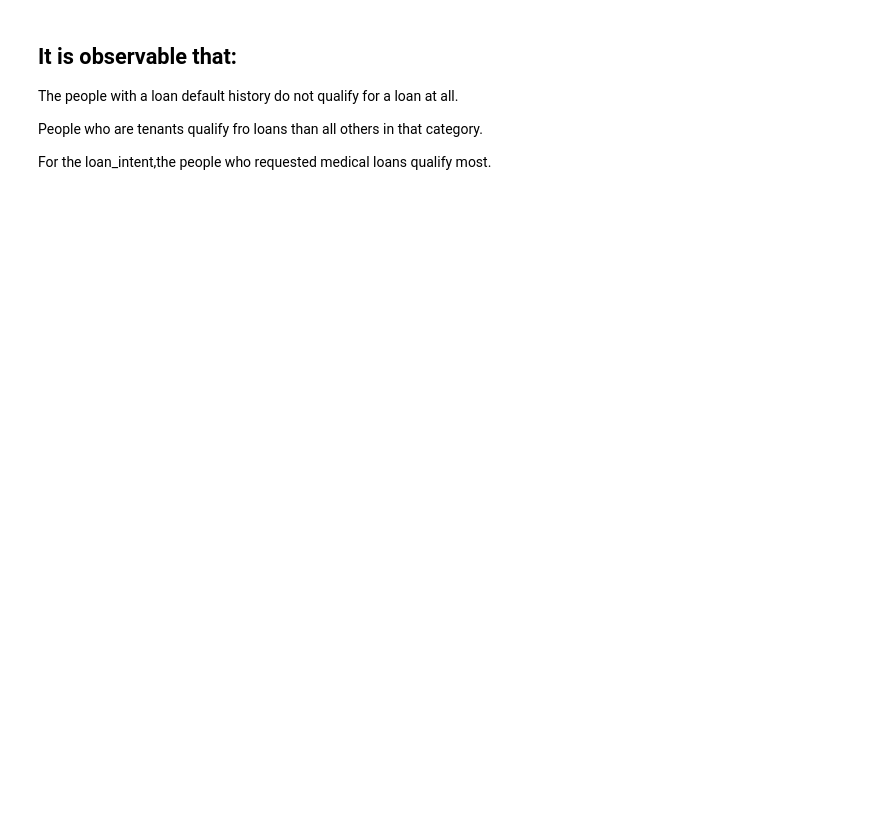
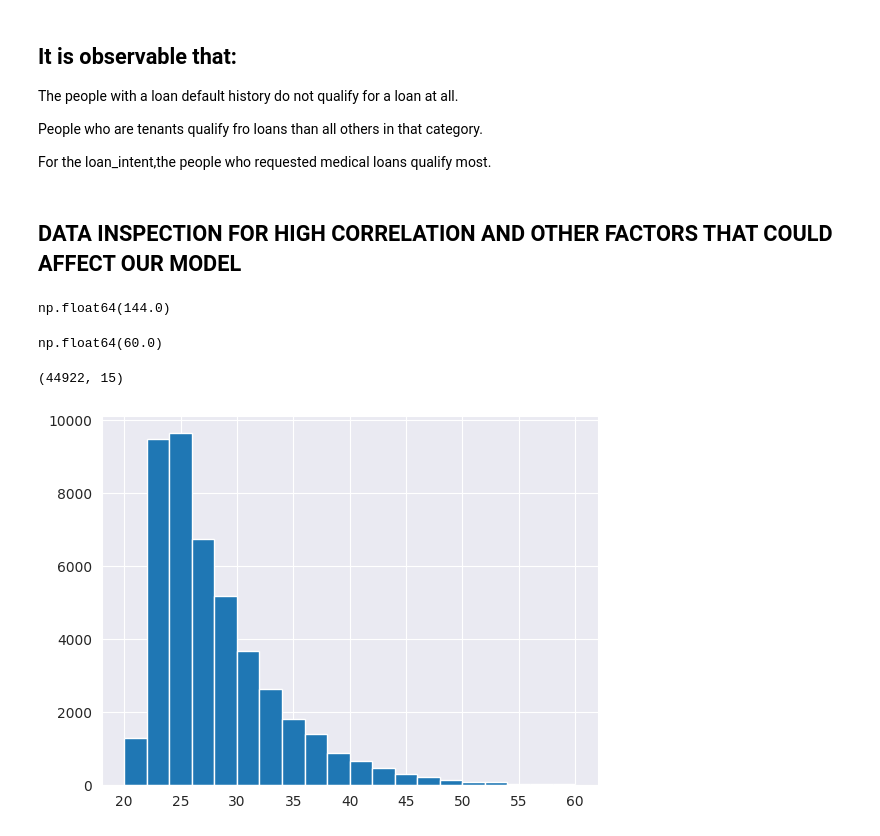
Before and after one commit to mwangikelvin201/Loan_approval-classification-, a Jupyter notebook: classifiaction.ipynb, the cells around one changed output. Saved outputs shown, nothing was run; the diff lists cells and outputs as text; code cells hidden in the pictures; blank space fills up the shorter version.

```diff
--- a/classifiaction.ipynb
+++ b/classifiaction.ipynb
@@ -360,3 +360,28 @@ The people with a loan default history do not qualify for a loan at all.
 People who are tenants qualify fro loans than all others in that category.
 
 For the loan_intent,the people who requested medical loans qualify most.
+# %% [markdown]
+## DATA INSPECTION FOR HIGH CORRELATION AND OTHER FACTORS THAT COULD AFFECT OUR MODEL
+# %%
+#inspect the age for outliers
+df['person_age'].max()
+# %% [output]
+np.float64(144.0)
+# %%
+#The age above considering the average life expectancy does not make much sense especially to the financial industry,
+#  Calculate the Z-scores for the 'age' column and cap it at age 60
+df['age_zscore'] = zscore(df['person_age'])
+df = df[df['person_age'] <= 60]
+df['person_age'].max()
+# %% [output]
+np.float64(60.0)
+# %%
+df.shape
+# %% [output]
+(44922, 15)
+# %%
+#make a new plot to investigate the distribution of our new age
+plt.hist(df['person_age'],bins =20)
+plt.show()
+# %% [output]
+[figure, added]
```
Also changed, not shown: parts of 14 cells of this notebook.
